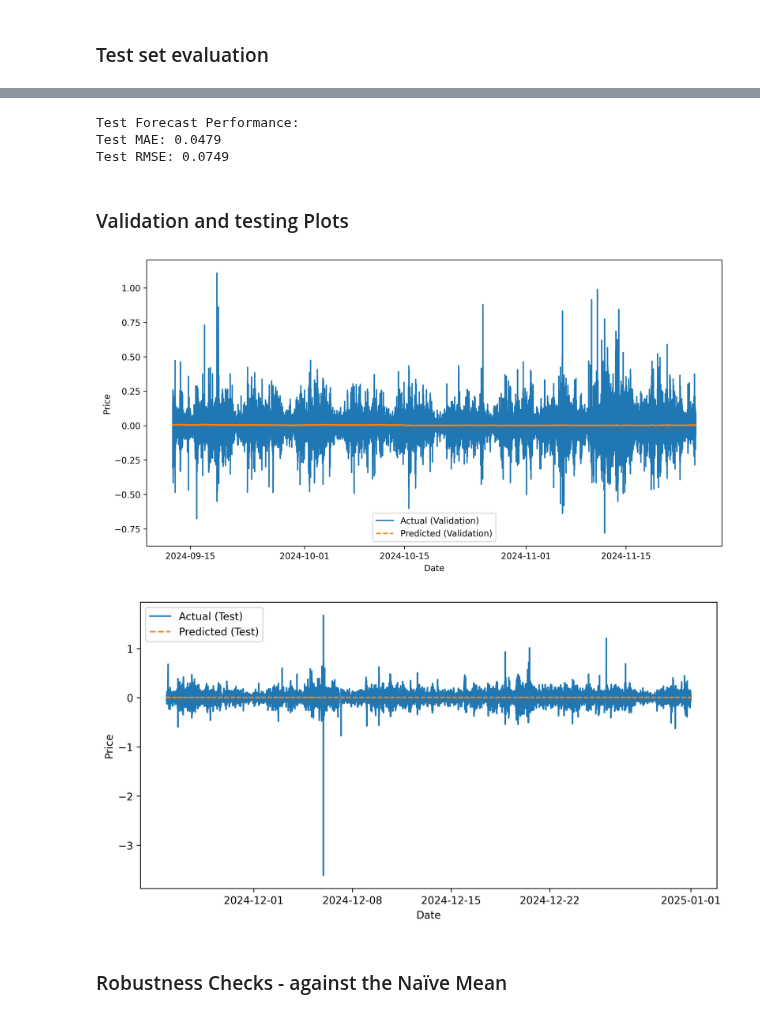
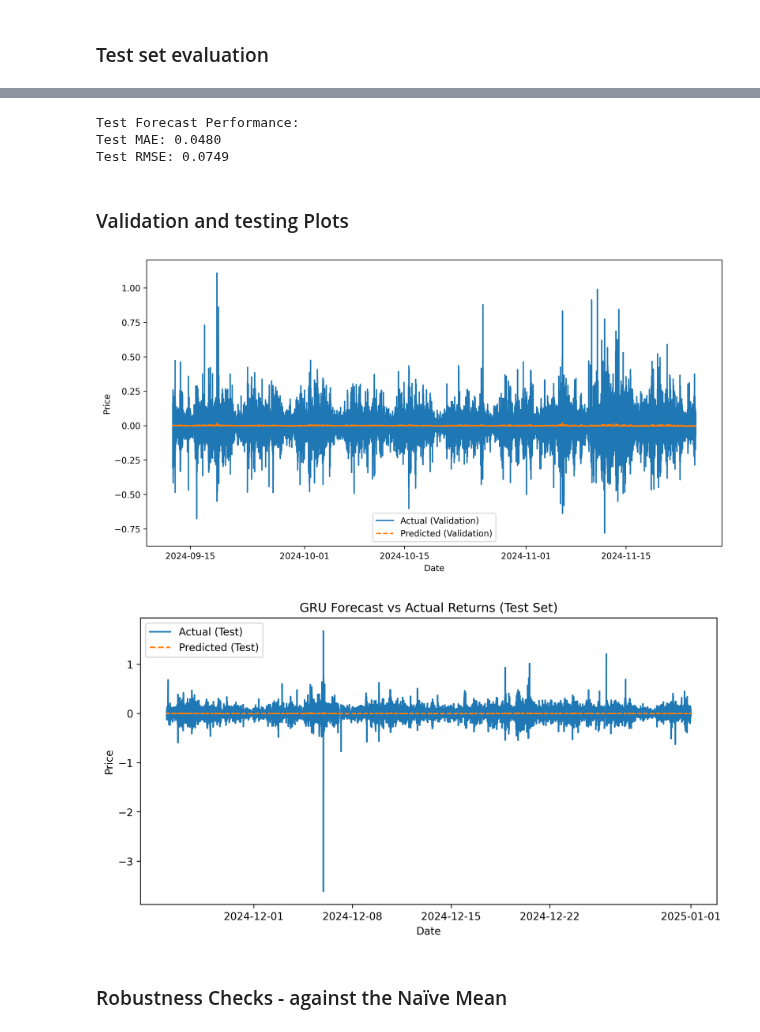
Before and after one commit to alexzheng123/EC331-project, a Jupyter notebook: EMH/Code/GRU_model_1.ipynb, the cells around one changed output, grey strips where cells are left out. Drawn from its saved outputs; the diff is of its cells as text; code cells hidden in the pictures.

```diff
--- a/EMH/Code/GRU_model_1.ipynb
+++ b/EMH/Code/GRU_model_1.ipynb
@@ -53,9 +53,12 @@ LEARNING_RATE = 0.0082
 # %% [markdown]
 ## Data analysis
 # %%
-data_path = "/Users/alexzheng/Developer/GitHub/EC331-project/EMH/Data/Full_Bitcoin_data_2024.csv"
+data_path = "/Users/alexzheng/Developer/GitHub/EC331-project/EMH/Data/Bitcoin_data_2024_w_TI_n_Macro.csv"
 data = pd.read_csv(data_path, index_col=0, parse_dates=True)
 
+# Only select columns for weak form EMH
+data = data.drop(columns=['fear_n_greed_index', 'SP500', 'CPI', 'Gold', 'Nasdaq100', 'VIX', 'Oil'])
+
 data
 # %% [output]
 |  | Open | High | Low | Close | VolumeBTC | Returns% | SMA_20 | Volatility_20 | RSI | MACD_Hist | ... |
@@ -258,10 +223,10 @@ from keras.models import load_model
 import joblib
 
 # Load trained model
-gru_model = load_model(f"{relative_path}gru_model_best.keras")
+gru_model = load_model("/Users/alexzheng/Developer/GitHub/EC331-project/EMH/models/gru_model_1_best.keras")
 
 # Load trained scaler
-scaler = joblib.load(f"{relative_path}gru_scaler_best.pkl")
+scaler = joblib.load("/Users/alexzheng/Developer/GitHub/EC331-project/EMH/models/scaler_best_1.pkl")
 # %%
 # Crate an inverse function
 def inverse_transform_predictions(predicted_scaled, y_actual_scaled, scaler, train_data, target_col_idx):
@@ -340,7 +305,7 @@ print("\nTest Forecast Performance:")
 evaluate_forecast(y_test_inverse, predicted_test_inverse, label="Test")
 # %% [output]
 Test Forecast Performance:
-Test MAE: 0.0479
+Test MAE: 0.0480
 Test RMSE: 0.0749
 # %% [markdown]
 ### Validation and testing Plots
@@ -364,31 +329,31 @@ plt.gca().xaxis.set_major_formatter(mdates.DateFormatter('%Y-%m-%d'))  # Full da
 plt.legend()
 plt.show()
 # %% [output]
-[figure, old version]
+[figure, new version]
 # %%
 import matplotlib.dates as mdates
 
 # Extract date index for plotting
 plt.figure(figsize=(10, 5))
 date_index = test_data.index[window_size:]  # Align with sequence offset
 
 # Plot actual vs predicted Returns% for test set
 plt.plot(date_index, y_test_inverse, label='Actual (Test)')
 plt.plot(date_index, predicted_test_inverse, label='Predicted (Test)', linestyle='dashed')
 
-# plt.title('GRU Forecast vs Actual Returns (Test Set)')
+plt.title('GRU Forecast vs Actual Returns (Test Set)')
 plt.xlabel('Date')
 plt.ylabel('Price')
 
 # Show only a few major ticks with full date format
 plt.gca().xaxis.set_major_locator(mdates.AutoDateLocator(minticks=5, maxticks=10))  # Adjust the number of shown ticks
 plt.gca().xaxis.set_major_formatter(mdates.DateFormatter('%Y-%m-%d'))  # Full date format
 
 # plt.xticks(rotation=45)
 plt.legend()
 plt.show()
 # %% [output]
-[figure, old version]
+[figure, new version]
 # %% [markdown]
 ### Robustness Checks - against the Naïve Mean
 # %%
```
Also changed, not shown: parts of 15 cells of this notebook, 36 other files.
